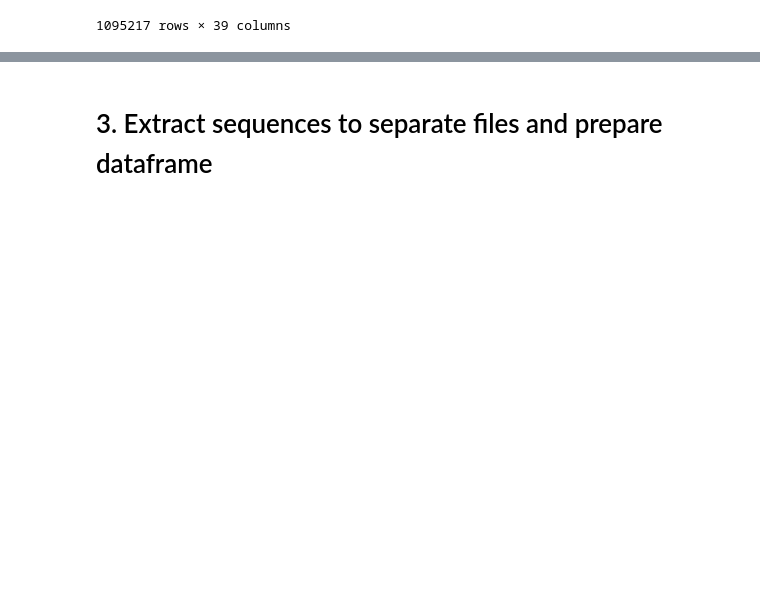
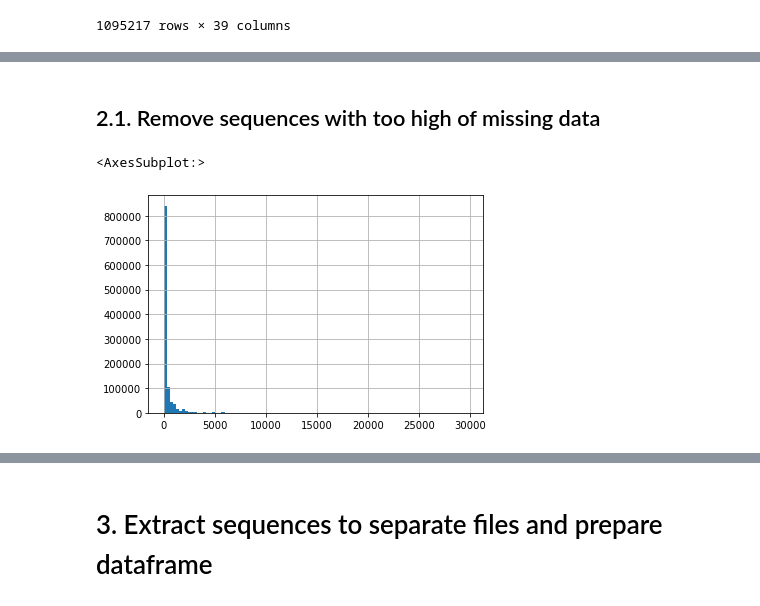
Before and after one commit to apetkau/genomics-data-index-evaluation-manuscript, a Jupyter notebook: evaluations/sars-cov-2/1-subset-sequences.ipynb, the cells around one changed output, grey strips where cells are left out. Saved outputs shown, nothing was run; the diff lists cells and outputs as text; code cells hidden in the pictures; blank space fills up the shorter version.

```diff
--- a/evaluations/sars-cov-2/1-subset-sequences.ipynb
+++ b/evaluations/sars-cov-2/1-subset-sequences.ipynb
@@ -42,0 +61,7 @@ metadata_all_df
+# %% [markdown]
+## 2.1. Remove sequences with too high of missing data
+# %%
+metadata_all_df['missing_data'].hist(bins=100)
+# %% [output]
+<AxesSubplot:>
+[figure, added]
```
Also changed, not shown: parts of 9 cells of this notebook, 2 other files.
